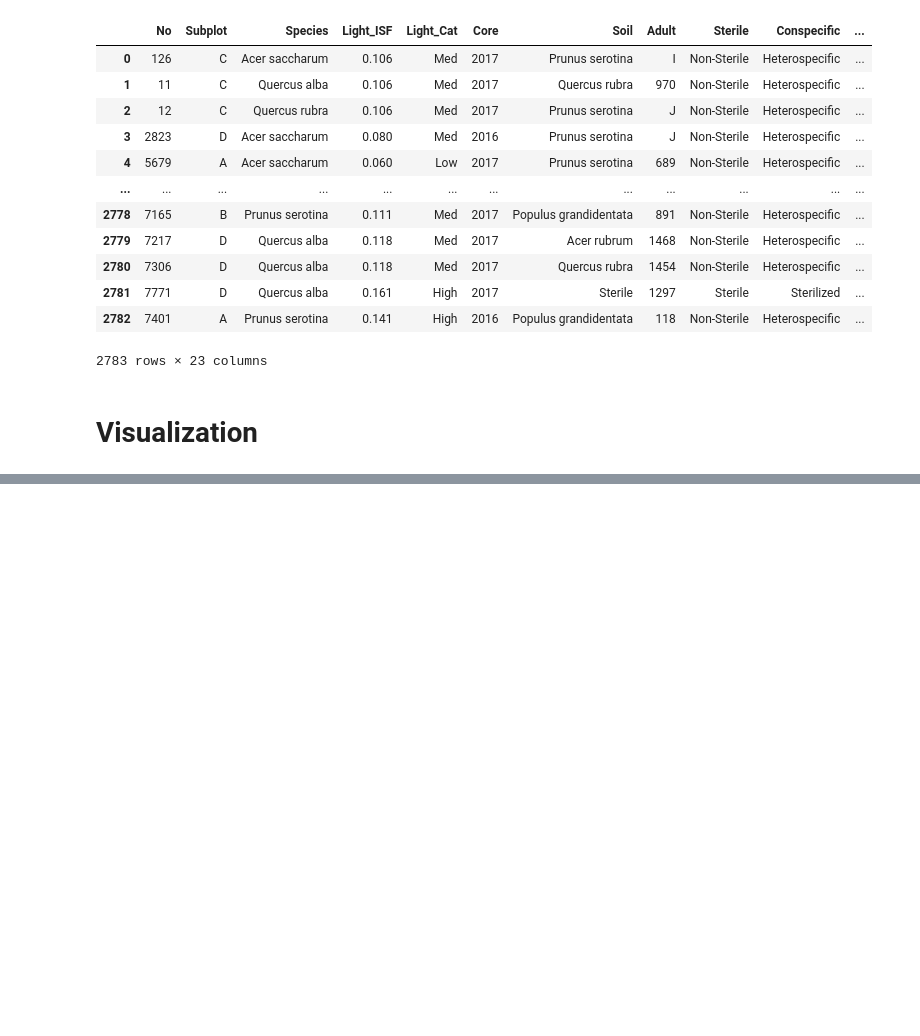
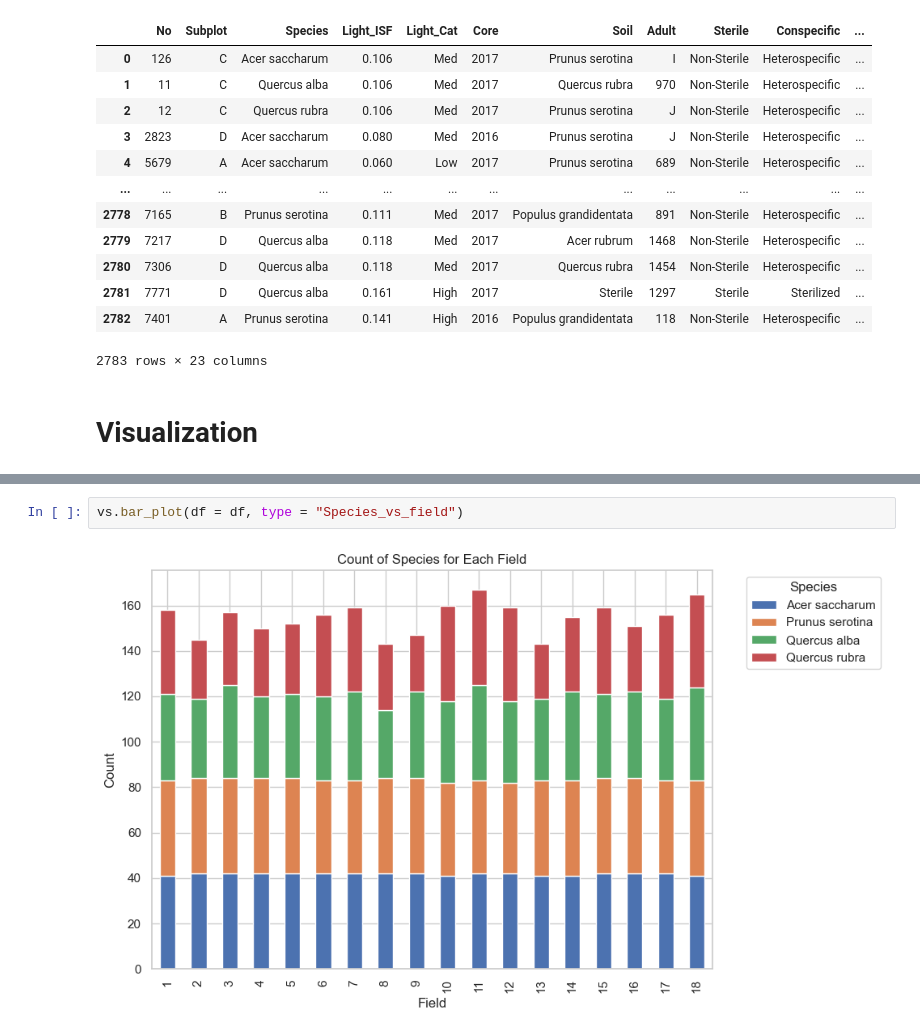
Before and after one commit to fedighanmi/Tree_Survival_Project, a Jupyter notebook: example/example_notebook.ipynb, the cells around one changed output, grey strips where cells are left out. Drawn from its saved outputs; the diff is of its cells as text; blank space fills up the shorter version.

```diff
--- a/example/example_notebook.ipynb
+++ b/example/example_notebook.ipynb
@@ -205,0 +261,4 @@ Column 'Plot' not found in the dataset.
+# %%
+vs.bar_plot(df = df, type = "Species_vs_field")
+# %% [output]
+[figure, added]
```
Also changed, not shown: parts of 7 cells of this notebook.
